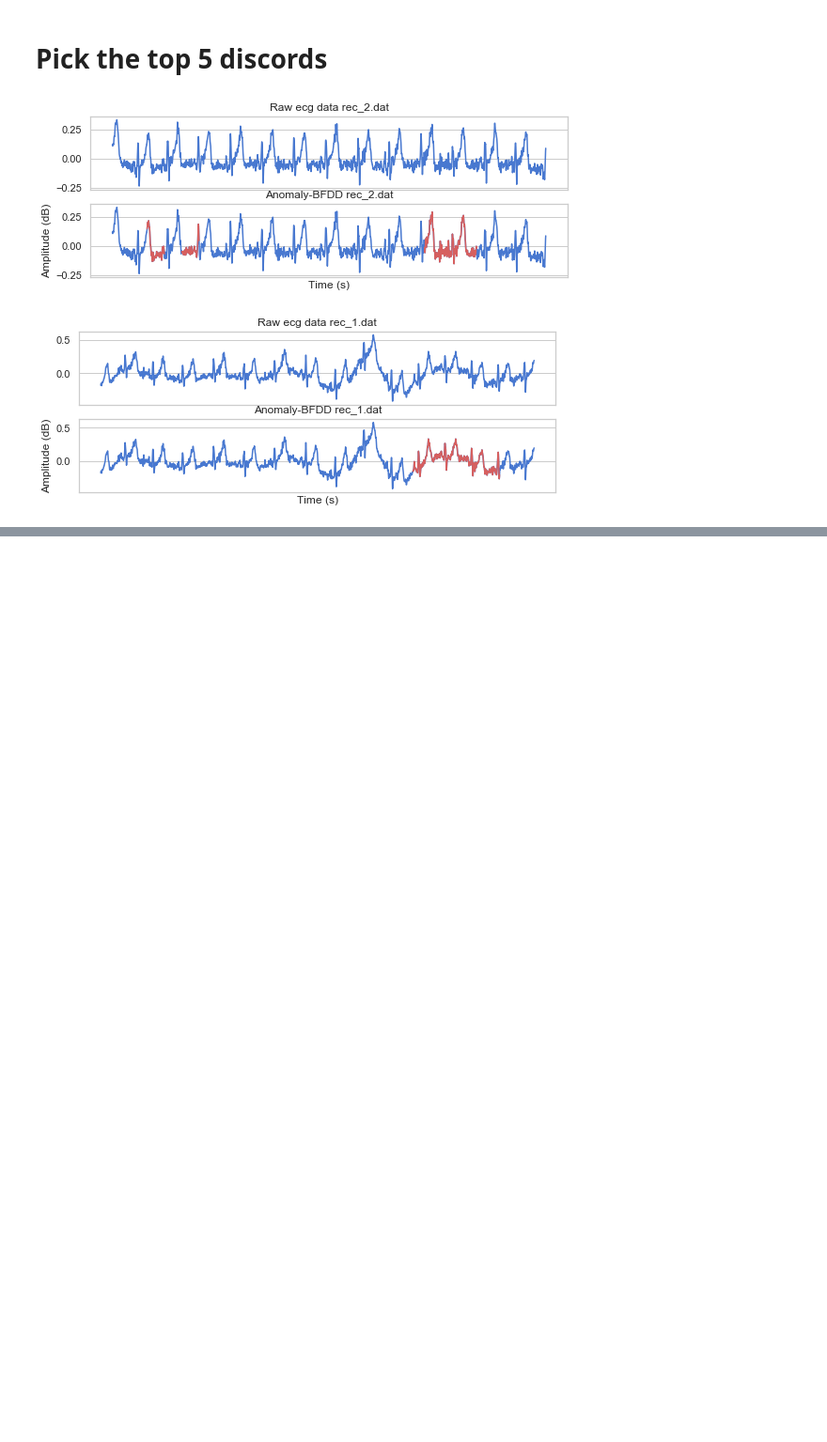
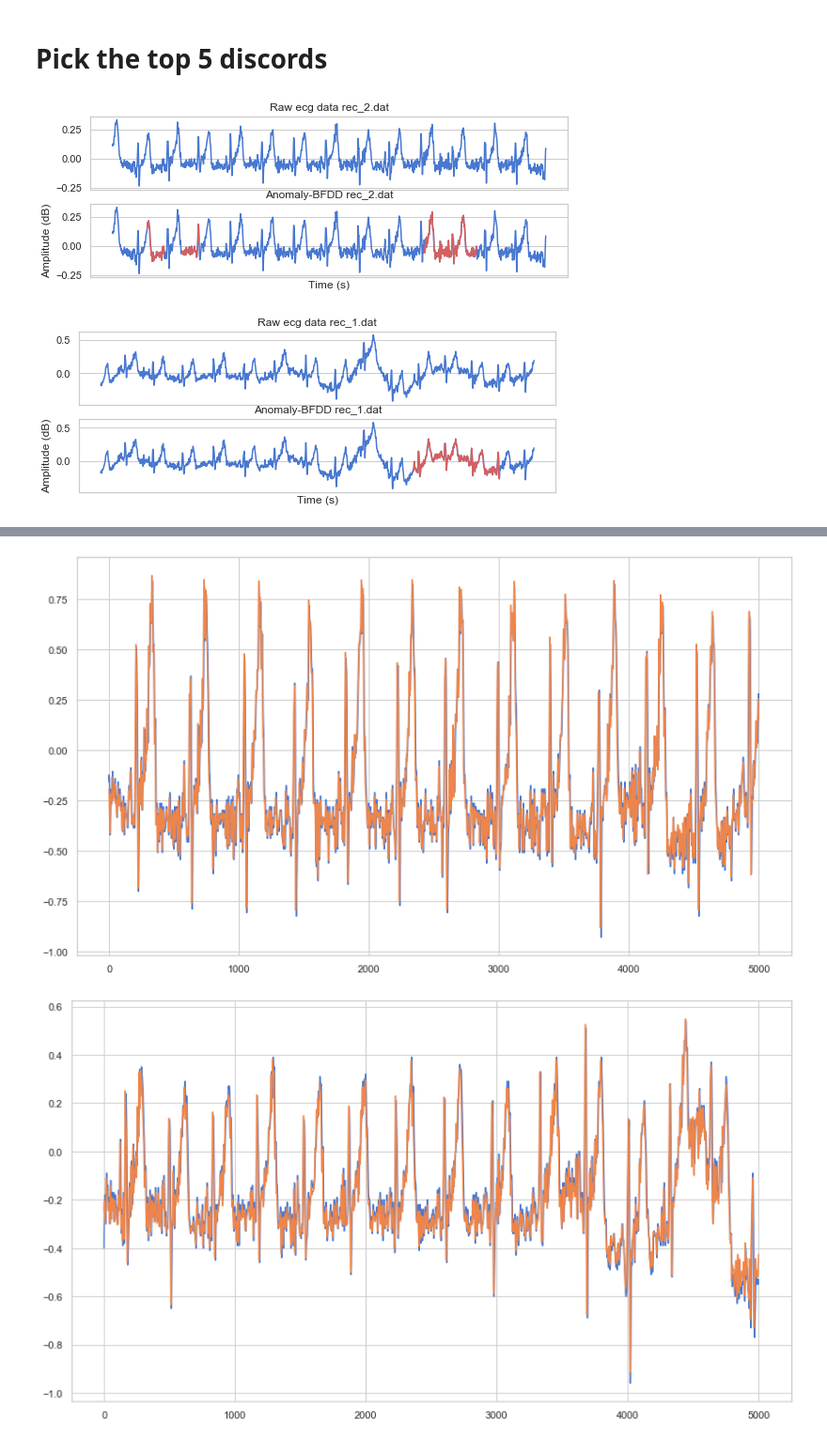
Before and after one commit to kulkarnisp/iMed, a Jupyter notebook: ipynb samples/LSTM_APPROACH_LATEST.ipynb, the cells around one changed output, grey strips where cells are left out. Shown at 94% size. Saved outputs shown, nothing was run; the diff lists cells and outputs as text; code cells hidden in the pictures; blank space fills up the shorter version.

```diff
--- a/ipynb samples/LSTM_APPROACH_LATEST.ipynb
+++ b/ipynb samples/LSTM_APPROACH_LATEST.ipynb
@@ -331,0 +323,16 @@ for file in records:
+# %%
+# Normalize the data
+a,b=-1,1
+
+norm={}
+for rec in records:
+    norm[rec]=[]
+    for val in series[rec]:
+        n = (b-a)*((val-min(series[rec]))/(max(series[rec])-min(series[rec])))+a
+        norm[rec].append(n)
+# %%
+train_data={}
+test_data={}
+for rec in records:
+    train_data[rec]=norm[rec][:int(len(series[rec])*0.8)]
+    test_data[rec]=norm[rec][int(len(series[rec])*0.8):]
@@ -331,0 +388,18 @@ for file in records:
+# %%
+# Inputting the whole data
+rnn_forecast={}
+for rec in records:
+    window_size=split_time=5
+    rnn_forecast[rec] = model_forecast(model, norm[rec][...,np.newaxis], window_size)
+    rnn_forecast[rec] = rnn_forecast[rec][window_size-split_time:-1, -1, 0]
+# %%
+for rec in records:
+    norm[rec]=np.array(norm[rec])
+# %%
+for rec in records:
+    plt.plot(norm[rec][:5000])
+    plt.plot(rnn_forecast[rec][:5000])
+    plt.show()
+# %% [output]
+[figure, added]
+[figure, added]
```
Also changed, not shown: parts of 121 cells of this notebook, 13 other files.
